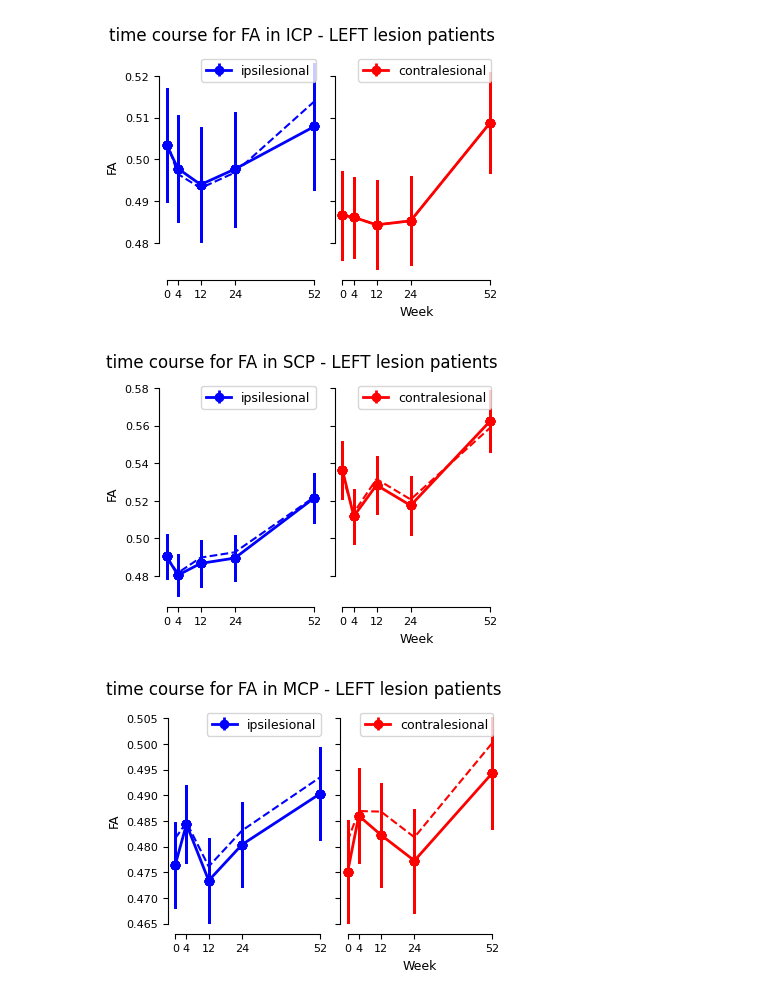
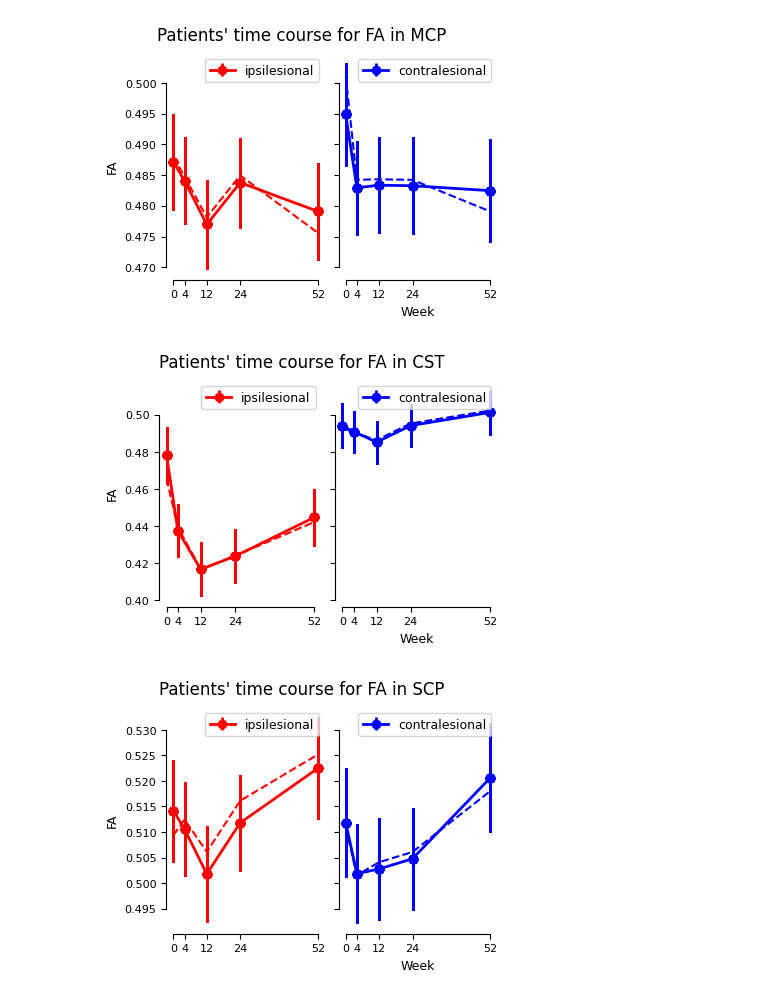
Before and after one commit to medhakp/smarts_cerebellum, a Jupyter notebook: notebooks/lme_DTI.ipynb, the cells around one changed output. Saved outputs shown, nothing was run; the diff lists cells and outputs as text; code cells hidden in the pictures.

```diff
--- a/notebooks/lme_DTI.ipynb
+++ b/notebooks/lme_DTI.ipynb
@@ -31,21 +24,21 @@ obs.loc[(obs.LesionSide == 'right') & (obs.Object.str[-1] == 'R'), 'side'] = 'ip
 # %%
-colours_left = ['blue', 'red']
-
-for r, region in enumerate(left.region_bilat.unique()):
-    left_lme = left[(left.region_bilat == region)].sort_values('Week')
-    left_obs = obs[(obs.region_bilat == region) & (obs.LesionSide == 'left ')].sort_values('week_num')
+colours = ['red', 'blue']
+for r, region in enumerate(lme.region_bilat.unique()):
+    region_lme = lme[lme.region_bilat == region].sort_values('Week')
+    region_obs = obs[obs.region_bilat == region].sort_values('week_num')
 
     fig, axs = plt.subplots(1,2, figsize=(4,3), sharey = True, constrained_layout=True)
 
-    for i, side in enumerate(left.side.unique()):
+    for i, side in enumerate(region_lme.side.unique()):
         ax = axs[i]
 
-        left_lme_side = left_lme[left_lme.side == side].sort_values("Week")
-        left_obs_side = left_obs[left_obs.side == side].sort_values("week_num")
-        left_obs_side = left_obs_side.groupby(['week_num']).agg({'Mean': 'mean'}).reset_index()
+        region_lme_side = region_lme[region_lme.side == side].sort_values("Week")
+        region_obs_side = region_obs[region_obs.side == side].sort_values("week_num")
+        region_obs_side = region_obs_side.groupby(["week_num"]).agg({'Mean': 'mean'}).reset_index()
 
-        ax.errorbar(x = left_lme_side['Week'], y = left_lme_side['beta'], yerr = left_lme_side['se'], fmt = '-o', linewidth = 2, color = colours_left[i], label = side)
-        ax.plot(left_obs_side['week_num'], left_obs_side['Mean'], linestyle = '--', color = colours_left[i])
+        ax.errorbar(x = region_lme_side['Week'], y = region_lme_side['beta'], yerr = region_lme_side['se'], fmt = '-o', linewidth = 2, color = colours[i], label = side)
+        ax.plot(region_obs_side['week_num'], region_obs_side['Mean'], linestyle = '--', color = colours[i])
+
 
     for ax in axs:
         ax.legend()
@@ -53,8 +46,7 @@ for r, region in enumerate(left.region_bilat.unique()):
         axs[0].set_ylabel("FA")
         axs[1].set_xlabel("Week")
 
-
-    plt.suptitle(f"time course for FA in {region} - LEFT lesion patients")
+    plt.suptitle(f"Patients' time course for FA in {region}")
     sns.despine(trim = True)
     plt.show()
 # %% [output]
@@ -62,3 +54,3 @@ for r, region in enumerate(left.region_bilat.unique()):
-[figure, old version]
+[figure, new version]
-[figure, old version]
+[figure, new version]
-[figure, old version]
+[figure, new version]
```
Also changed, not shown: parts of 3 cells of this notebook, 7 other files.
